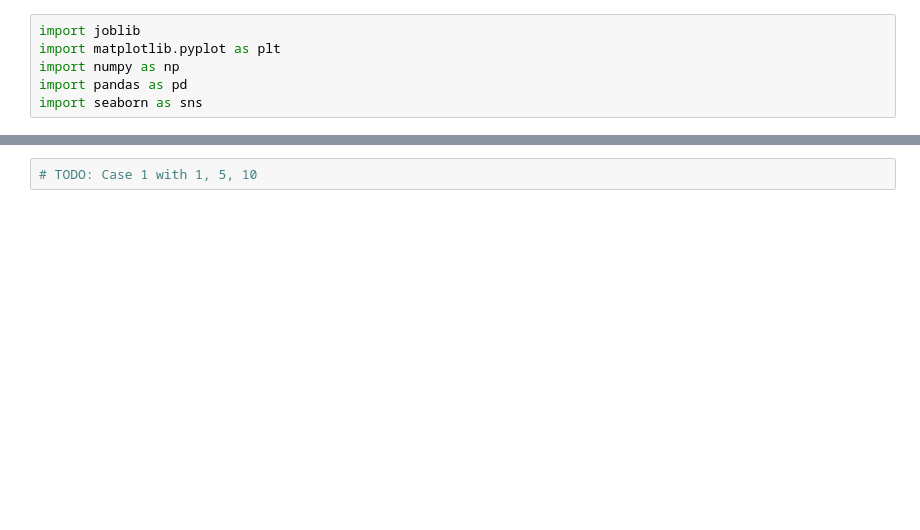
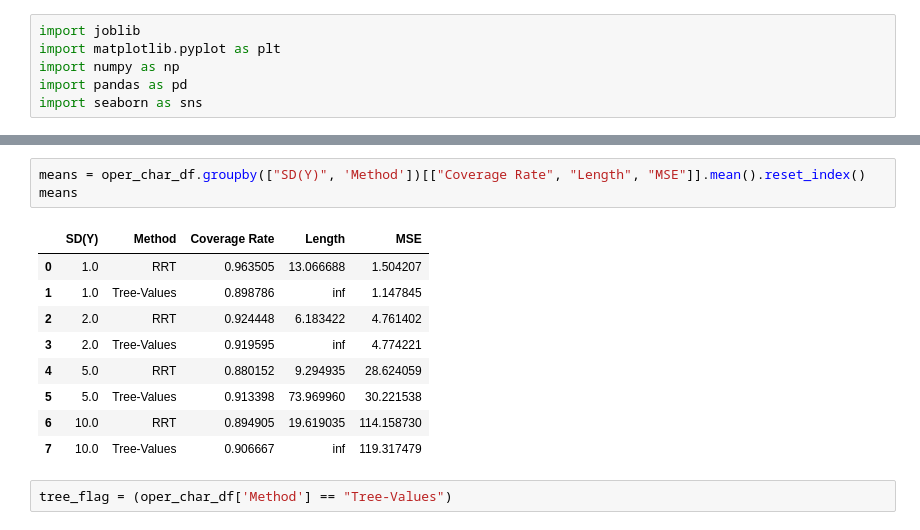
Before and after one commit to yiling-h/SI-CART, a Jupyter notebook: Simulations/Results/vary_signal/laplace/plotting_l.ipynb, the cells around one changed output, grey strips where cells are left out. Saved outputs shown, nothing was run; the diff lists cells and outputs as text; blank space fills up the shorter version.

```diff
--- a/Simulations/Results/vary_signal/laplace/plotting_l.ipynb
+++ b/Simulations/Results/vary_signal/laplace/plotting_l.ipynb
@@ -85,2 +69,15 @@ plt.show()
-# %%
-# TODO: Case 1 with 1, 5, 10
+# %%
+means = oper_char_df.groupby(["SD(Y)", 'Method'])[["Coverage Rate", "Length", "MSE"]].mean().reset_index()
+means
+# %% [output]
+|  | SD(Y) | Method | Coverage Rate | Length | MSE |
+| 0 | 1.0 | RRT | 0.963505 | 13.066688 | 1.504207 |
+| 1 | 1.0 | Tree-Values | 0.898786 | inf | 1.147845 |
+| 2 | 2.0 | RRT | 0.924448 | 6.183422 | 4.761402 |
+| 3 | 2.0 | Tree-Values | 0.919595 | inf | 4.774221 |
+| 4 | 5.0 | RRT | 0.880152 | 9.294935 | 28.624059 |
+| 5 | 5.0 | Tree-Values | 0.913398 | 73.969960 | 30.221538 |
+| 6 | 10.0 | RRT | 0.894905 | 19.619035 | 114.158730 |
+| 7 | 10.0 | Tree-Values | 0.906667 | inf | 119.317479 |
+# %%
+tree_flag = (oper_char_df['Method'] == "Tree-Values")
```
Also changed, not shown: parts of 10 cells of this notebook, 12 other files.
